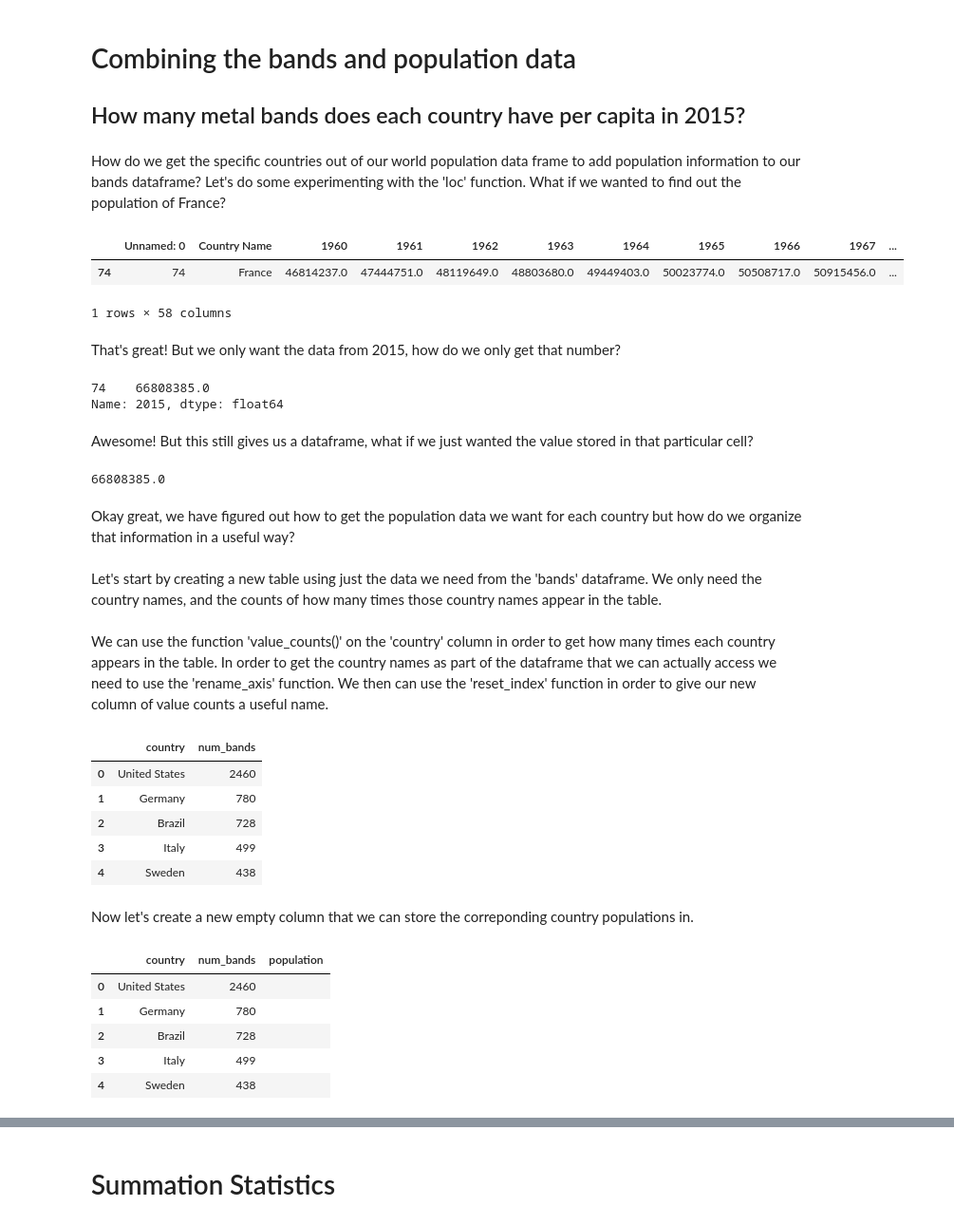
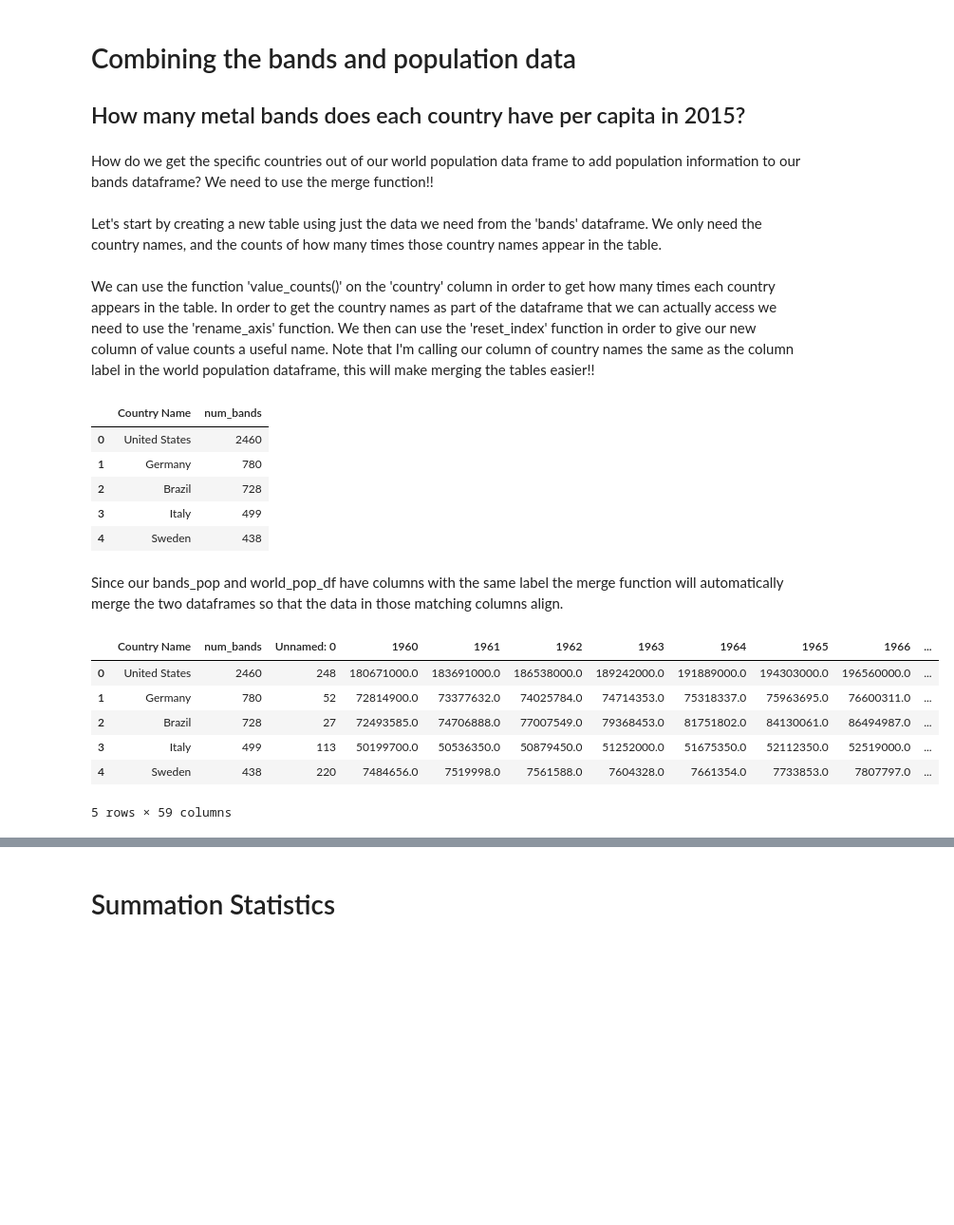
Before and after one commit to orionarcher/metal-bands-by-nation, a Jupyter notebook: PandasWorkshop.ipynb, the cells around one changed output, grey strips where cells are left out. Shown at 95% size. Cells and saved outputs as stored; diff of their text form; code cells hidden in the pictures; blank space fills up the shorter version.

```diff
--- a/PandasWorkshop.ipynb
+++ b/PandasWorkshop.ipynb
@@ -191,3 +188,0 @@ The active column says 'present' instead of giving an acutal year if the band is
-# %%
-bands_df = bands_df.replace(to_replace='present', value='2022', regex=True)
-bands_df.head()
@@ -203,3 +188,0 @@ The 'theme' column also has many lists, let's keep only the first theme, so let'
-# %%
-bands_df["theme"] = bands_df["theme"].str.split(r"\|").str[0]
-bands_df.head()
@@ -215,4 +188,0 @@ The 'active' column is useful, but not in it's current form. Let's use the infor
-# %%
-bands_df["ended_in"] = bands_df["active"].str.split(r"\-").str[1]
-bands_df.dropna(inplace=True)
-bands_df.head()
@@ -239,51 +204,34 @@ bands_df.head()
 # Combining the bands and population data
 ## How many metal bands does each country have per capita in 2015?
 # %% [markdown]
-How do we get the specific countries out of our world population data frame to add population information to our bands dataframe? Let's do some experimenting with the 'loc' function. What if we wanted to find out the population of France?
+How do we get the specific countries out of our world population data frame to add population information to our bands dataframe? We need to use the merge function!!
-# %%
-world_pop_df.loc[world_pop_df["Country Name"]=="France"]
-# %% [output]
-|  | Unnamed: 0 | Country Name | 1960 | 1961 | 1962 | 1963 | 1964 | 1965 | 1966 | 1967 | ... |
-| 74 | 74 | France | 46814237.0 | 47444751.0 | 48119649.0 | 48803680.0 | 49449403.0 | 50023774.0 | 50508717.0 | 50915456.0 | ... |
-1 rows × 58 columns
-# %% [markdown]
-That's great! But we only want the data from 2015, how do we only get that number?
-# %%
-world_pop_df.loc[world_pop_df["Country Name"]=="France"]["2015"]
-# %% [output]
-74    66808385.0
-Name: 2015, dtype: float64
-# %% [markdown]
-Awesome! But this still gives us a dataframe, what if we just wanted the value stored in that particular cell?
-# %%
-world_pop_df.loc[world_pop_df["Country Name"]=="France"]["2015"].values[0]
-# %% [output]
-66808385.0
-# %% [markdown]
-Okay great, we have figured out how to get the population data we want for each country but how do we organize that information in a useful way?
 # %% [markdown]
 Let's start by creating a new table using just the data we need from the 'bands' dataframe. We only need the country names, and the counts of how many times those country names appear in the table.
 # %% [markdown]
 We can use the function 'value_counts()' on the 'country' column in order to get how many times each country appears in the table. In order to get the country names as part of the dataframe that we can actually access we need to use the 'rename_axis' function. We then can use the 'reset_index' function in order to give our new column of value counts a useful name.
+Note that I'm calling our column of country names the same as the column label in the world population dataframe, this will make merging the tables easier!!
 # %%
-bands_pop = bands_df["country"].value_counts().rename_axis("country").reset_index(name="num_bands")
+bands_pop = bands_df["country"].value_counts()
+bands_pop = bands_pop.rename_axis("Country Name")
+bands_pop = bands_pop.reset_index(name="num_bands")
 bands_pop.head()
 # %% [output]
-|  | country | num_bands |
+|  | Country Name | num_bands |
 | 0 | United States | 2460 |
 | 1 | Germany | 780 |
 | 2 | Brazil | 728 |
 | 3 | Italy | 499 |
 | 4 | Sweden | 438 |
-# %% [markdown]
-Now let's create a new empty column that we can store the correponding country populations in.
+# %% [markdown]
+Since our bands_pop and world_pop_df have columns with the same label the merge function will automatically merge the two dataframes so that the data in those matching columns align.
 # %%
-bands_pop["population"] = " "
+bands_pop = bands_pop.merge(world_pop_df)
 bands_pop.head()
 # %% [output]
-|  | country | num_bands | population |
-| 0 | United States | 2460 |  |
-| 1 | Germany | 780 |  |
-| 2 | Brazil | 728 |  |
-| 3 | Italy | 499 |  |
-| 4 | Sweden | 438 |  |
+|  | Country Name | num_bands | Unnamed: 0 | 1960 | 1961 | 1962 | 1963 | 1964 | 1965 | 1966 | ... |
+| 0 | United States | 2460 | 248 | 180671000.0 | 183691000.0 | 186538000.0 | 189242000.0 | 191889000.0 | 194303000.0 | 196560000.0 | ... |
+| 1 | Germany | 780 | 52 | 72814900.0 | 73377632.0 | 74025784.0 | 74714353.0 | 75318337.0 | 75963695.0 | 76600311.0 | ... |
+| 2 | Brazil | 728 | 27 | 72493585.0 | 74706888.0 | 77007549.0 | 79368453.0 | 81751802.0 | 84130061.0 | 86494987.0 | ... |
+| 3 | Italy | 499 | 113 | 50199700.0 | 50536350.0 | 50879450.0 | 51252000.0 | 51675350.0 | 52112350.0 | 52519000.0 | ... |
+| 4 | Sweden | 438 | 220 | 7484656.0 | 7519998.0 | 7561588.0 | 7604328.0 | 7661354.0 | 7733853.0 | 7807797.0 | ... |
+5 rows × 59 columns
```
Also changed, not shown: parts of 32 cells of this notebook, 1 other file.
